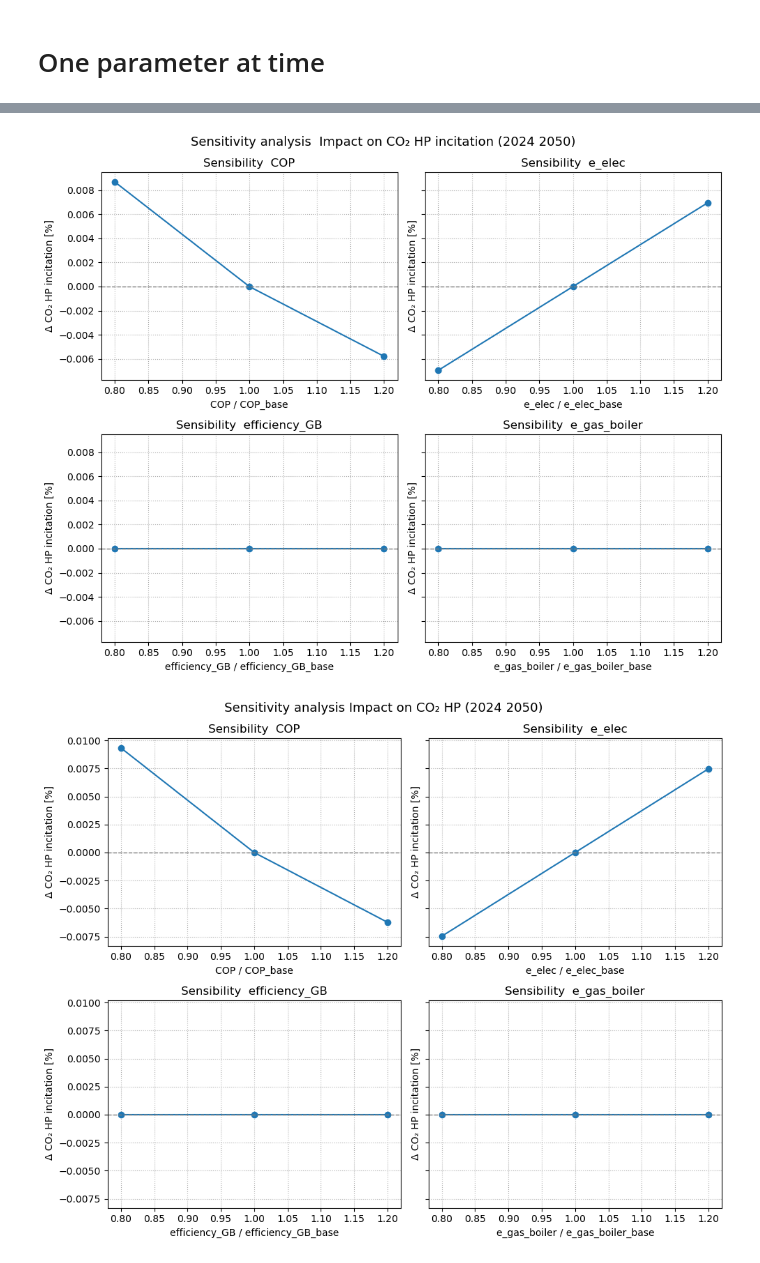
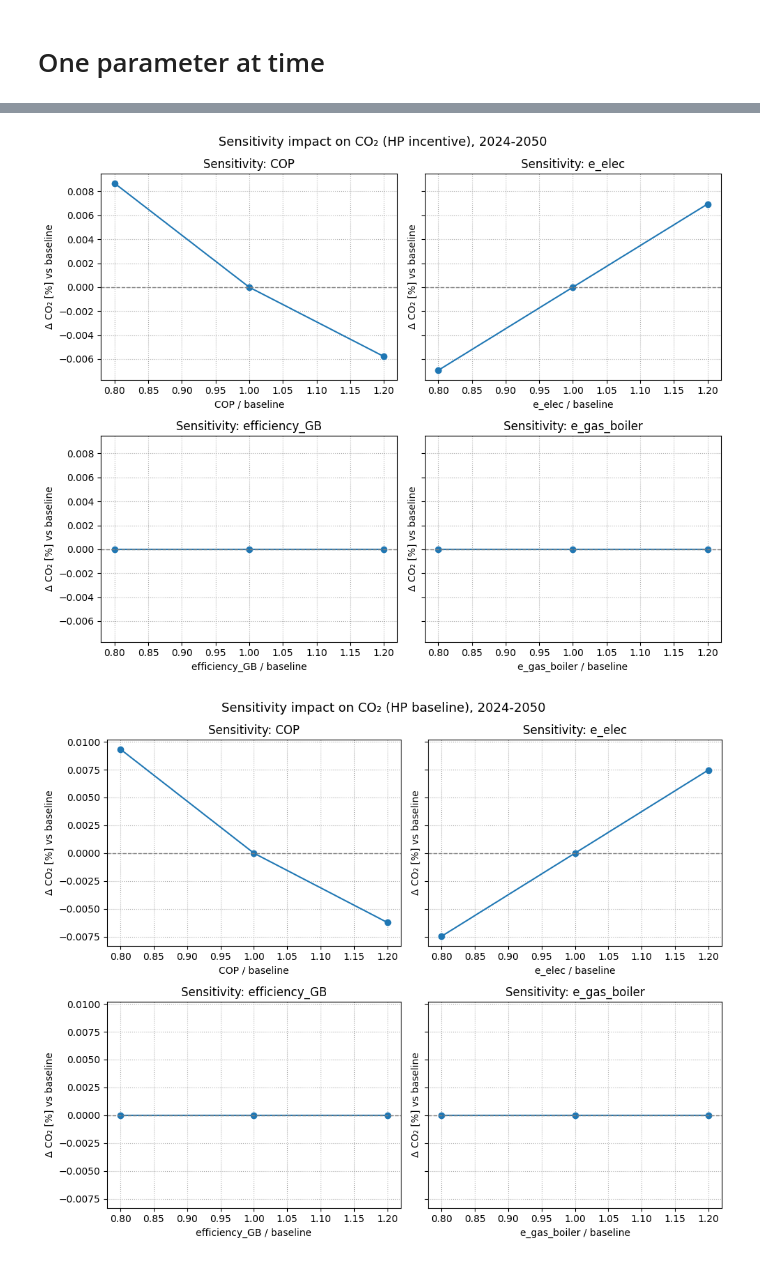
Before and after one commit to Margaux-Ccd/MFA_HeatPumps, a Jupyter notebook: Dynamic_MFA/Dynamic_HP.ipynb, the cells around one changed output, grey strips where cells are left out. Drawn from its saved outputs; the diff is of its cells as text; code cells hidden in the pictures.

Commit message:
CO2 COMPLETE ANALYSE BIG CHANGE AND REWRINTING OF SENSITIVITY ANALYSIS

```diff
--- a/Dynamic_MFA/Dynamic_HP.ipynb
+++ b/Dynamic_MFA/Dynamic_HP.ipynb
@@ -351,17 +351,25 @@ Copper use, copper waste
 S_household=95 #m2 de surface habitable average
 cons_surface=30 #kWh/m² par an
 
+#Heat
+Q_heat = S_household * cons_surface  # kWh/year
+
 # Heat pump
 COP=3.26 # Coefficient of performance
 
 # Gas boiler
-LHV_gas= 50 # MJ/kg
+LHV_gas= 50  # MJ/kg
 efficiency_GB=0.9
 
 # emissions
 e_elec= 0.0273 #kgCO2/kWh
-e_gas_boiler= 0.0754 #kgCO2/MJ  !!
-e_HP_manufacture=1010+81-175 #kgCO2/unit (assembly+transport+End of Life)
+e_gas_boiler= 0.0754 #kgCO2/MJ
+
+# Embodied emissions (manufacture + transport + EoL) per unit
+e_HP_manufacture = 916  # kgCO2/unit  (1010 + 81 - 175)
+e_GB_manufacture = 250   # kgCO2/unit  (0.25 tCO2e)
+
+delta_embodied = e_HP_manufacture - e_GB_manufacture  # kgCO2 per replacement
 
 # Copper
 copper_HP= 25 #kg
@@ -1211,50 +1275,32 @@ Value           CO2_HP_inc (tCO2)       Δ vs base       CO2_HP_base (tCO2)
 # %%
-all_sens = [sens_COP, sens_elec, sens_effGB, sens_gas]
+def plot_sens_grid(all_sens, y_key, title):
+    fig, axes = plt.subplots(2, 2, figsize=(10, 8), sharey=True)
+    axes = axes.flatten()
 
-fig, axes = plt.subplots(2, 2, figsize=(10, 8), sharey=True)
-axes = axes.flatten()
+    for ax, sens in zip(axes, all_sens):
+        param_name = sens["param"]
+        base_val   = sens["base_value"]
 
-for ax, sens in zip(axes, all_sens):
-    param_name = sens["param"]
-    base_val   = sens["base_value"]
-    x_values   = np.array(sens["values"]) / base_val     # normalisation (0.8, 1.0, 1.2)
-    y_rel      = sens["d_CO2_HP_inc"]                    # Δ CO2 HP incitation [%]
+        x_values = np.array(sens["values"]) / base_val   # 0.8 / 1.0 / 1.2
+        y_rel    = sens[y_key]
 
-    ax.plot(x_values, y_rel, marker="o")
-    ax.axhline(0, color="grey", linestyle="--", linewidth=1)
-    ax.grid(True, linestyle=":")
+        ax.plot(x_values, y_rel, marker="o")
+        ax.axhline(0, color="grey", linestyle="--", linewidth=1)
+        ax.grid(True, linestyle=":")
 
-    ax.set_title(f"Sensibility  {param_name}")
-    ax.set_xlabel(f"{param_name} / {param_name}_base")
-    ax.set_ylabel("Δ CO₂ HP incitation [%]")
+        ax.set_title(f"Sensitivity: {param_name}")
+        ax.set_xlabel(f"{param_name} / baseline")
+        ax.set_ylabel("Δ CO₂ [%] vs baseline")
 
-fig.suptitle("Sensitivity analysis  Impact on CO₂ HP incitation (2024 2050)", fontsize=13)
-plt.tight_layout()
-plt.show()
+    fig.suptitle(title, fontsize=13)
+    plt.tight_layout()
+    plt.show()
-# %% [output]
-[figure, removed]
 # %%
 all_sens = [sens_COP, sens_elec, sens_effGB, sens_gas]
 
-fig, axes = plt.subplots(2, 2, figsize=(10, 8), sharey=True)
-axes = axes.flatten()
-
-for ax, sens in zip(axes, all_sens):
-    param_name = sens["param"]
-    base_val   = sens["base_value"]
-    x_values   = np.array(sens["values"]) / base_val     # normalisation (0.8, 1.0, 1.2)
-    y_rel      = sens["d_CO2_HP_base"]                    # Δ CO2 HP incitation [%]
-
-    ax.plot(x_values, y_rel, marker="o")
-    ax.axhline(0, color="grey", linestyle="--", linewidth=1)
-    ax.grid(True, linestyle=":")
-
-    ax.set_title(f"Sensibility  {param_name}")
-    ax.set_xlabel(f"{param_name} / {param_name}_base")
-    ax.set_ylabel("Δ CO₂ HP incitation [%]")
-
-fig.suptitle("Sensitivity analysis Impact on CO₂ HP (2024 2050)", fontsize=13)
-plt.tight_layout()
-plt.show()
+plot_sens_grid(all_sens, "d_CO2_HP_inc",  "Sensitivity impact on CO₂ (HP incentive), 2024-2050")
+plot_sens_grid(all_sens, "d_CO2_HP_base", "Sensitivity impact on CO₂ (HP baseline), 2024-2050")
+plot_sens_grid(all_sens, "d_CO2_GB",      "Sensitivity impact on CO₂ (Gas boilers), 2024-2050")
 # %% [output]
-[figure, old version]
+[figure, new version]
+[figure, added]
```
Also changed, not shown: parts of 21 cells of this notebook.
